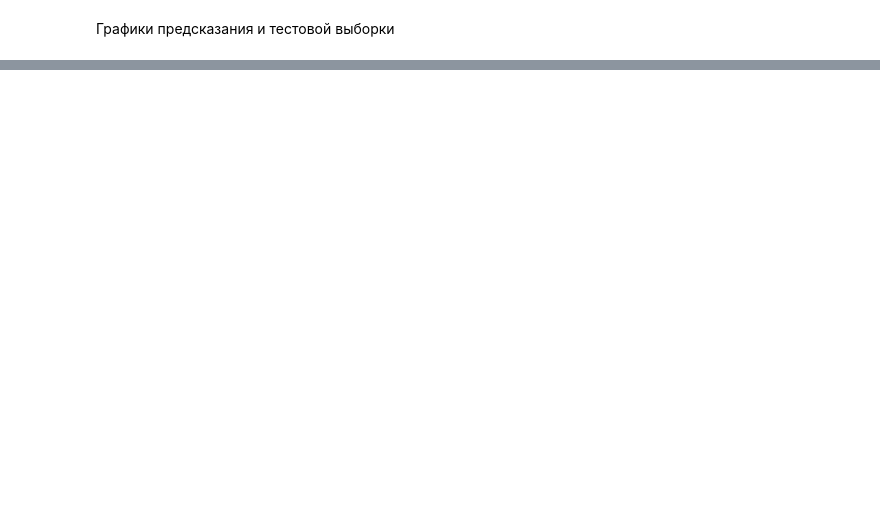
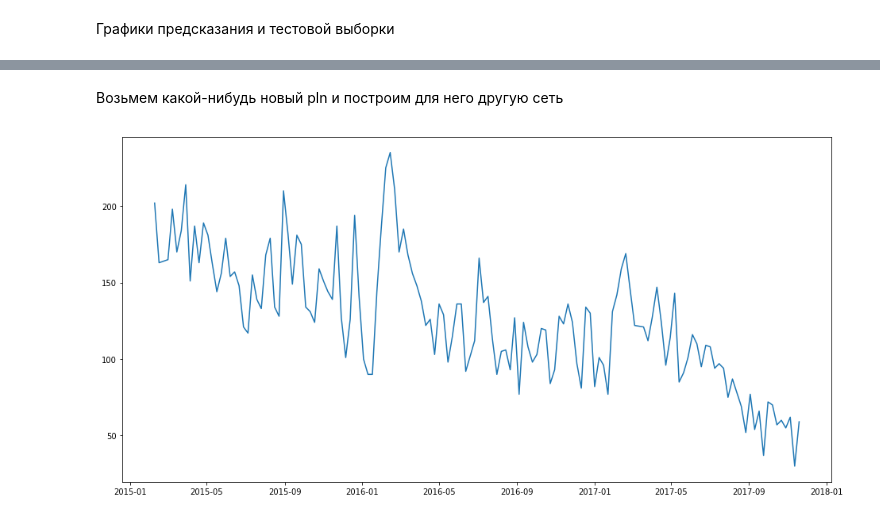
Before and after one commit to antonlagunov1623/NN_lab, a Jupyter notebook: NN_task.ipynb, the cells around one changed output, grey strips where cells are left out. Drawn from its saved outputs; the diff is of its cells as text; code cells hidden in the pictures; blank space fills up the shorter version.

```diff
--- a/NN_task.ipynb
+++ b/NN_task.ipynb
@@ -246,0 +247,12 @@ plt.show()
+# %% [markdown]
+Возьмем какой-нибудь новый pln и построим для него другую сеть
+# %%
+second_pln = opst_51[opst_51['PLN']=='40000131505'].copy()
+# %%
+second_pln.drop('PLN', axis=1, inplace=True)
+# %%
+plt.figure(figsize=(16,8))
+plt.plot(second_pln['WEEK'], second_pln['ACTUAL'])
+plt.show()
+# %% [output]
+[figure, added]
```
Also changed, not shown: parts of 4 cells of this notebook.
